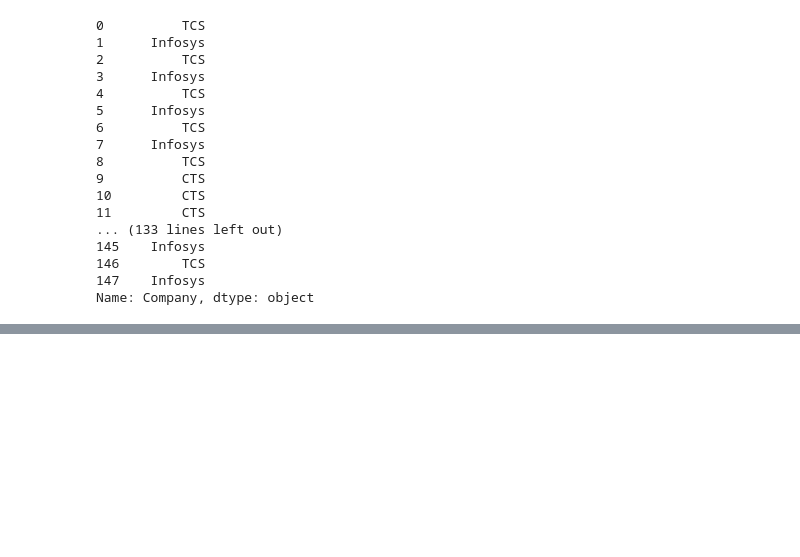
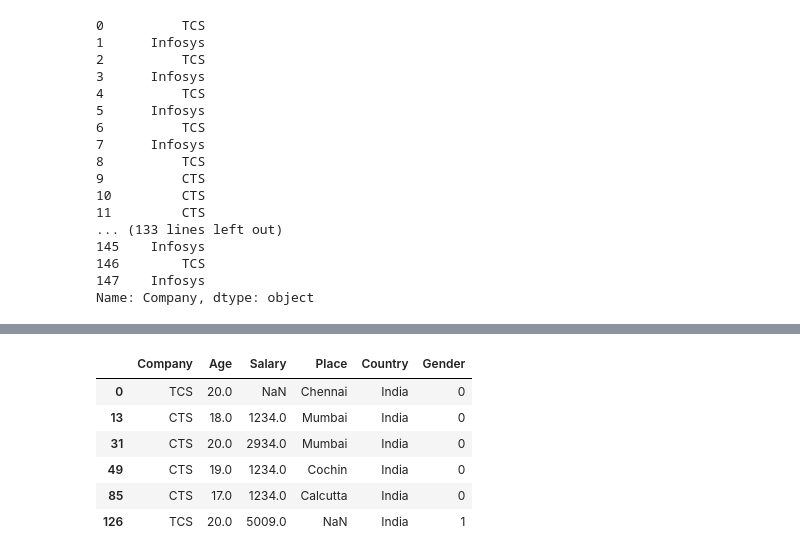
Before and after one commit to RaghulRameshTrainer/EricssonMay2022, a Jupyter notebook: Pandas.ipynb, the cells around one changed output, grey strips where cells are left out. Drawn from its saved outputs; the diff is of its cells as text; code cells hidden in the pictures; blank space fills up the shorter version.

```diff
--- a/Pandas.ipynb
+++ b/Pandas.ipynb
@@ -210,0 +273,12 @@ Name: Company, dtype: object
+# %%
+df['Age'].replace({0:21},inplace=True)
+# %%
+df[df['Age']<21]
+# %% [output]
+|  | Company | Age | Salary | Place | Country | Gender |
+| 0 | TCS | 20.0 | NaN | Chennai | India | 0 |
+| 13 | CTS | 18.0 | 1234.0 | Mumbai | India | 0 |
+| 31 | CTS | 20.0 | 2934.0 | Mumbai | India | 0 |
+| 49 | CTS | 19.0 | 1234.0 | Cochin | India | 0 |
+| 85 | CTS | 17.0 | 1234.0 | Calcutta | India | 0 |
+| 126 | TCS | 20.0 | 5009.0 | NaN | India | 1 |
```
Also changed, not shown: parts of 9 cells of this notebook.
